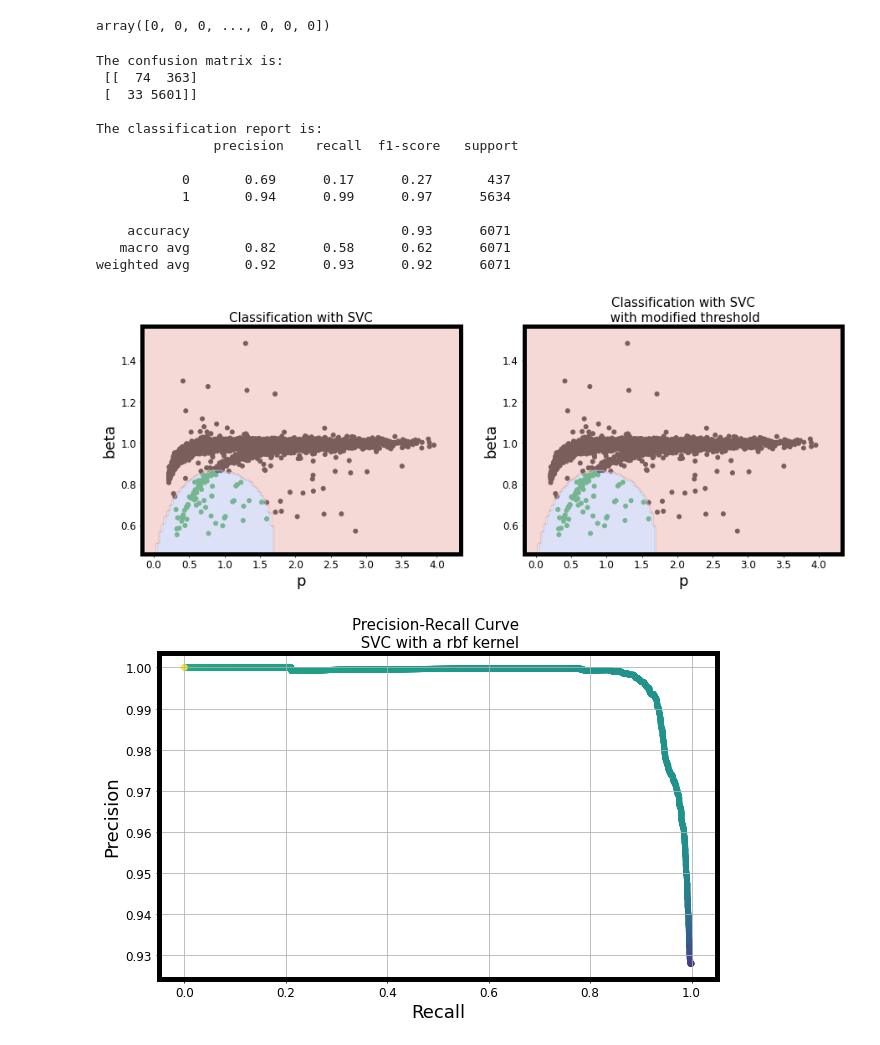
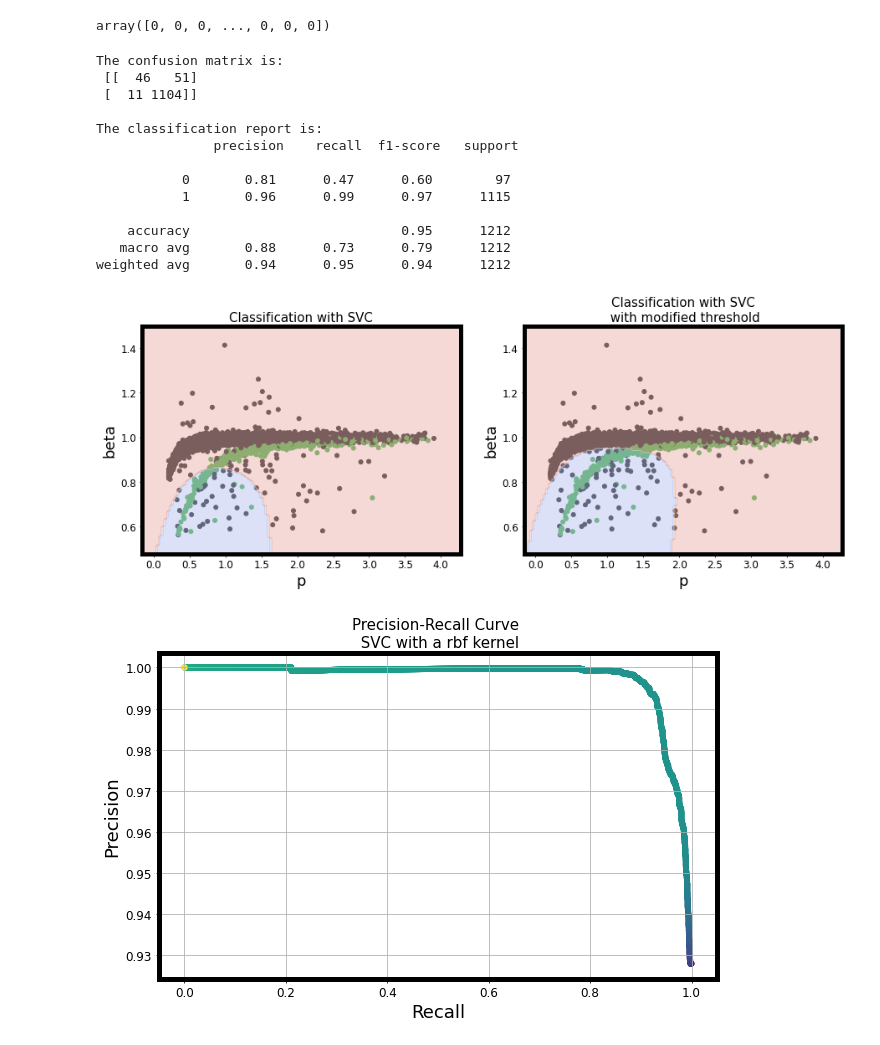
Before and after one commit to sraeisi/Machine_Learning_Physics_Winter20, a Jupyter notebook: Chpt3/Model_Evaluation.ipynb, the cells around one changed output. Cells and saved outputs as stored; diff of their text form; code cells hidden in the pictures.

```diff
--- a/Chpt3/Model_Evaluation.ipynb
+++ b/Chpt3/Model_Evaluation.ipynb
@@ -327,40 +327,40 @@ array([0, 0, 0, ..., 0, 0, 0])
 # %%
 ## Let's play with the threshold to change precision or recall of the CLF
 
-ts=0 ## Threshold for the classification
+ts=0.8 ## Threshold for the classification
 
-r_predicted_Y = clf_with_thrshld(clf,ts)(X)
-print('The confusion matrix is: \n {}\n'.format(confusion_matrix(Y, r_predicted_Y) ) )
-print('The classification report is: \n {}\n'.format(classification_report(Y, r_predicted_Y) ) )
+r_predicted_Y = clf_with_thrshld(clf,ts)(X_test)
+print('The confusion matrix is: \n {}\n'.format(confusion_matrix(Y_test, r_predicted_Y) ) )
+print('The classification report is: \n {}\n'.format(classification_report(Y_test, r_predicted_Y) ) )
 
 fig = plt.figure(figsize=(15,5))
 ax = fig.add_subplot(121,xlabel=x_label, ylabel = y_label, title = plt_title)
-ax.scatter(X[:,0],X[:,1], c=r_predicted_Y, cmap=plt.cm.Accent)
+ax.scatter(X[:,0],X[:,1], c=Y, cmap=plt.cm.Accent)
 Y_grid = clf.predict( X_grid ).reshape(x1_list.shape )
 ax.contourf(x1_list, x2_list, Y_grid, alpha=.2, cmap=plt.cm.coolwarm)
 
 ax = fig.add_subplot(122,xlabel=x_label, ylabel = y_label, title = plt_title+'\n with modified threshold')
-ax.scatter(X[:,0],X[:,1], c=r_predicted_Y, cmap=plt.cm.Accent)
+ax.scatter(X[:,0],X[:,1], c=Y, cmap=plt.cm.Accent)
 Y_grid = clf_with_thrshld(clf,ts)( X_grid ).reshape(x1_list.shape )
 ax.contourf(x1_list, x2_list, Y_grid, alpha=.2, cmap=plt.cm.coolwarm)
 
 
 plt.show()
 # %% [output]
 The confusion matrix is:
- [[  74  363]
- [  33 5601]]
+ [[  46   51]
+ [  11 1104]]
 
 The classification report is:
                precision    recall  f1-score   support
 
-           0       0.69      0.17      0.27       437
-           1       0.94      0.99      0.97      5634
+           0       0.81      0.47      0.60        97
+           1       0.96      0.99      0.97      1115
 
-    accuracy                           0.93      6071
-   macro avg       0.82      0.58      0.62      6071
-weighted avg       0.92      0.93      0.92      6071
+    accuracy                           0.95      1212
+   macro avg       0.88      0.73      0.79      1212
+weighted avg       0.94      0.95      0.94      1212
-[figure, old version]
+[figure, new version]
 # %%
 ## Plot the precision-recall curve => Do it for SVC
 from sklearn.metrics import precision_recall_curve
```
Also changed, not shown: parts of 12 cells of this notebook.
